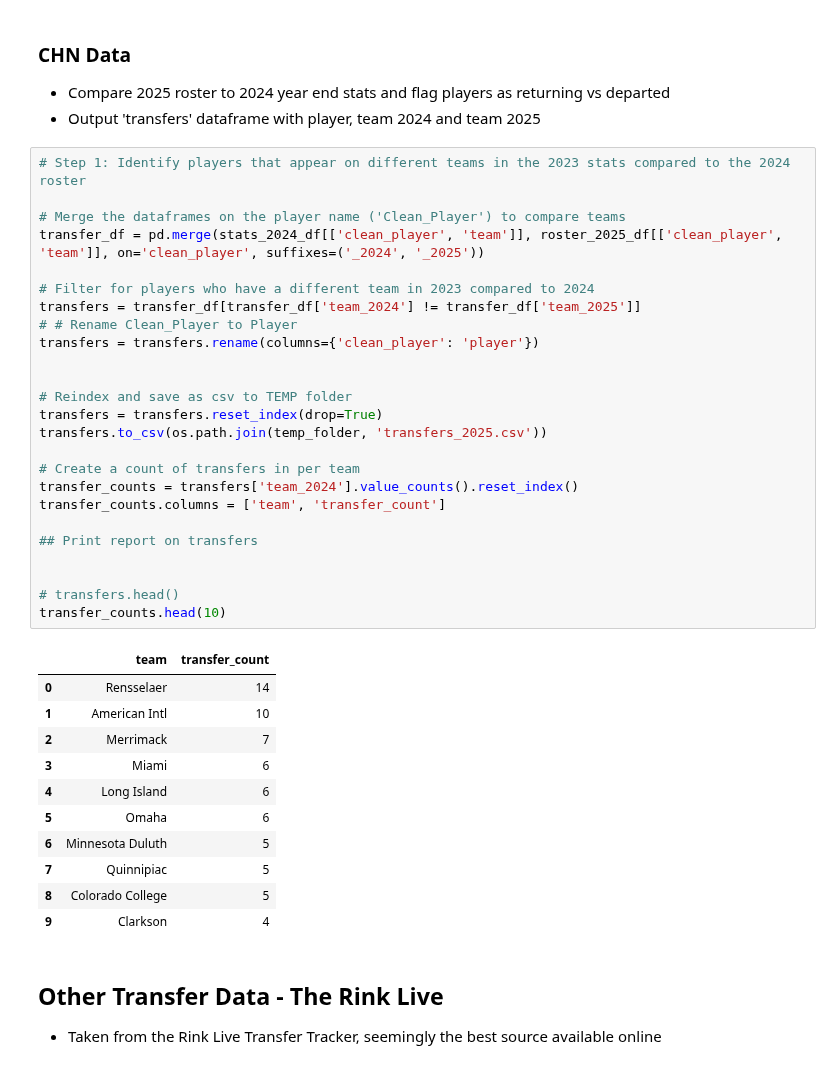
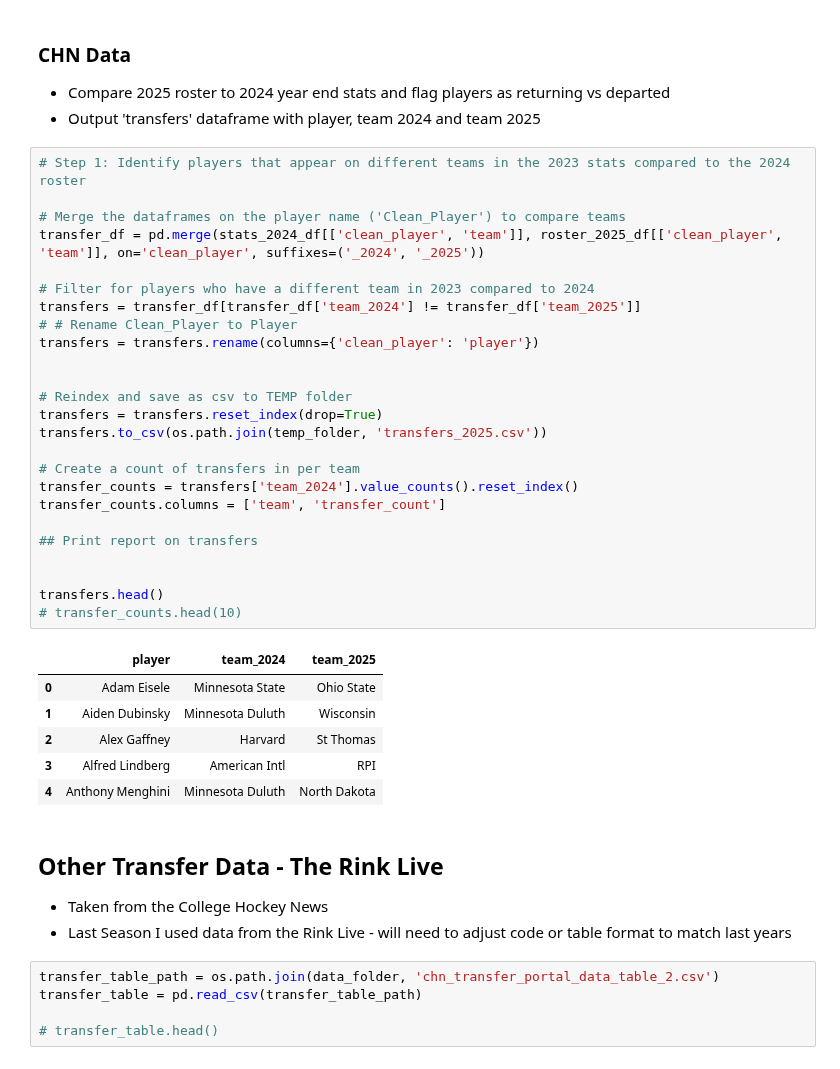
Before and after one commit to JSmith1826/college_hockey_2526, a Jupyter notebook: workbook/preseason_offensive_production_workbook.ipynb, the cells around one changed output. Saved outputs shown, nothing was run; the diff lists cells and outputs as text.

```diff
--- a/workbook/preseason_offensive_production_workbook.ipynb
+++ b/workbook/preseason_offensive_production_workbook.ipynb
@@ -137,40 +146,41 @@ roster_2025_df.columns = roster_2025_df.columns.str.lower()
 # %%
 # Step 1: Identify players that appear on different teams in the 2023 stats compared to the 2024 roster
 
 # Merge the dataframes on the player name ('Clean_Player') to compare teams
 transfer_df = pd.merge(stats_2024_df[['clean_player', 'team']], roster_2025_df[['clean_player', 'team']], on='clean_player', suffixes=('_2024', '_2025'))
 
 # Filter for players who have a different team in 2023 compared to 2024
 transfers = transfer_df[transfer_df['team_2024'] != transfer_df['team_2025']]
 # # Rename Clean_Player to Player
 transfers = transfers.rename(columns={'clean_player': 'player'})
 
 
 # Reindex and save as csv to TEMP folder
 transfers = transfers.reset_index(drop=True)
 transfers.to_csv(os.path.join(temp_folder, 'transfers_2025.csv'))
 
 # Create a count of transfers in per team
 transfer_counts = transfers['team_2024'].value_counts().reset_index()
 transfer_counts.columns = ['team', 'transfer_count']
 
 ## Print report on transfers
 
 
-# transfers.head()
-transfer_counts.head(10)
+transfers.head()
+# transfer_counts.head(10)
 # %% [output]
-|  | team | transfer_count |
-| 0 | Rensselaer | 14 |
-| 1 | American Intl | 10 |
-| 2 | Merrimack | 7 |
-| 3 | Miami | 6 |
-| 4 | Long Island | 6 |
-| 5 | Omaha | 6 |
-| 6 | Minnesota Duluth | 5 |
-| 7 | Quinnipiac | 5 |
-| 8 | Colorado College | 5 |
-| 9 | Clarkson | 4 |
+|  | player | team_2024 | team_2025 |
+| 0 | Adam Eisele | Minnesota State | Ohio State |
+| 1 | Aiden Dubinsky | Minnesota Duluth | Wisconsin |
+| 2 | Alex Gaffney | Harvard | St Thomas |
+| 3 | Alfred Lindberg | American Intl | RPI |
+| 4 | Anthony Menghini | Minnesota Duluth | North Dakota |
 # %% [markdown]
 ## Other Transfer Data - The Rink Live
-- Taken from the Rink Live Transfer Tracker, seemingly the best source available online
+- Taken from the College Hockey News
+- Last Season I used data from the Rink Live - will need to adjust code or table format to match last years
+# %%
+transfer_table_path = os.path.join(data_folder, 'chn_transfer_portal_data_table_2.csv')
+transfer_table = pd.read_csv(transfer_table_path)
+
+# transfer_table.head()
```
Also changed, not shown: parts of 18 cells of this notebook, 2 other files.
